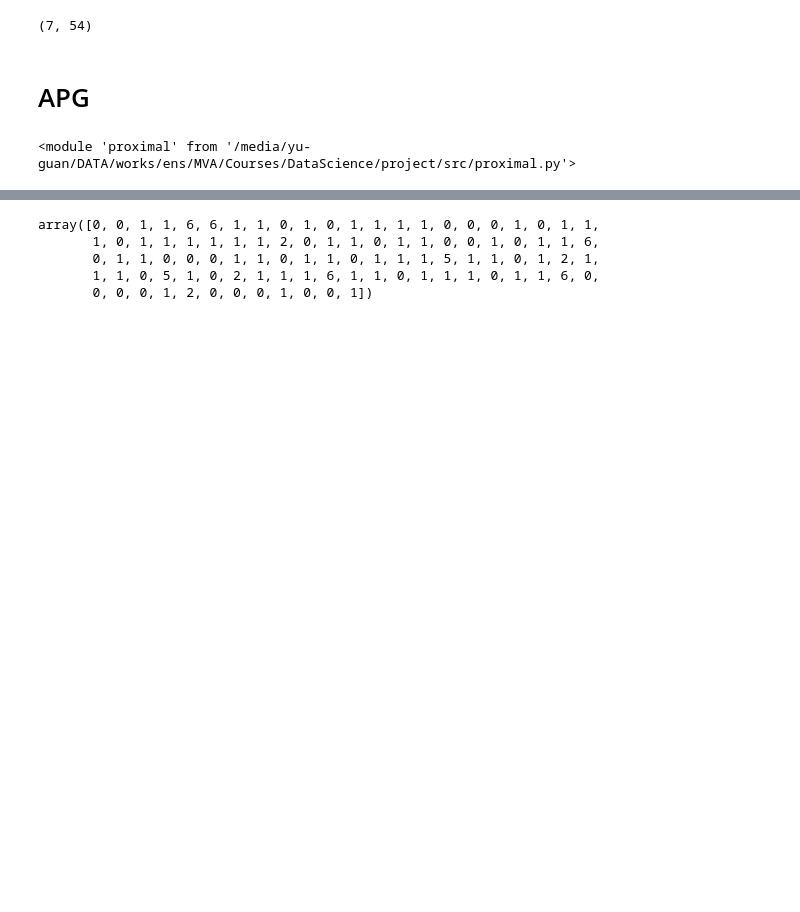
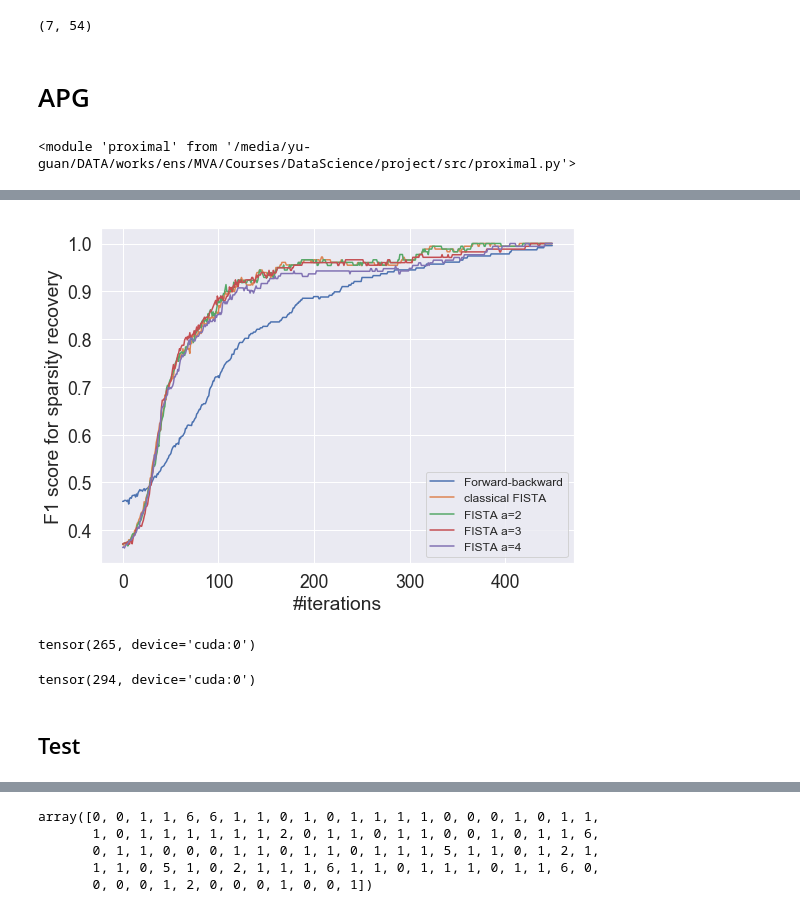
Before and after one commit to cyber-meow/FISTA, a Jupyter notebook: LASSO.ipynb, the cells around one changed output, grey strips where cells are left out. Cells and saved outputs as stored; diff of their text form; code cells hidden in the pictures; blank space fills up the shorter version.

```diff
--- a/LASSO.ipynb
+++ b/LASSO.ipynb
@@ -185,0 +427,22 @@ plt.plot(clf_lasso_fista.test_accuracies)
+# %%
+plt.figure(figsize=(8, 6))
+for clf, name in zip(clfs, names):
+    plot_sparsity_f1_scores(clf, name, div=581012)
+plt.xlabel('#iterations')
+plt.ylabel('F1 score for sparsity recovery')
+plt.legend(prop={'size': 12})
+plt.tight_layout()
+# %% [output]
+[figure, added]
+# %%
+params = clf_fb.params_his[-1]
+torch.sum(params[0] == 0)
+# %% [output]
+tensor(265, device='cuda:0')
+# %%
+params = clf_fista_a4.params_his[-1]
+torch.sum(params[0] == 0)
+# %% [output]
+tensor(294, device='cuda:0')
+# %% [markdown]
+## Test
```
Also changed, not shown: parts of 40 cells of this notebook, 25 other files.
